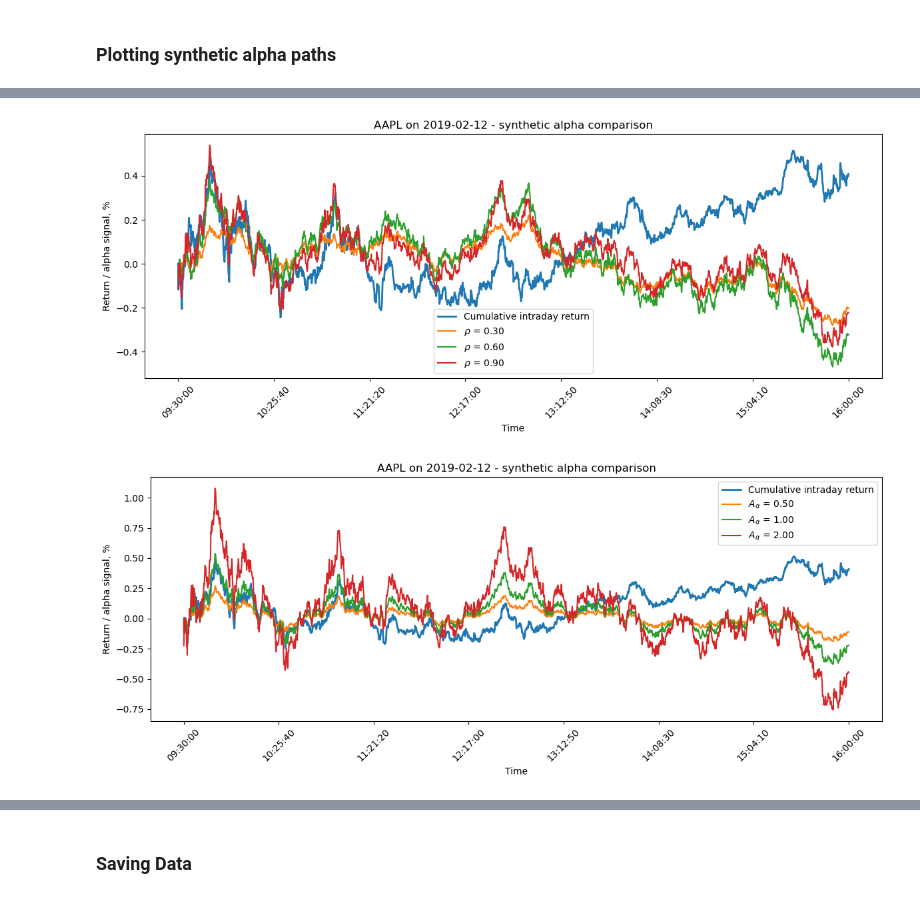
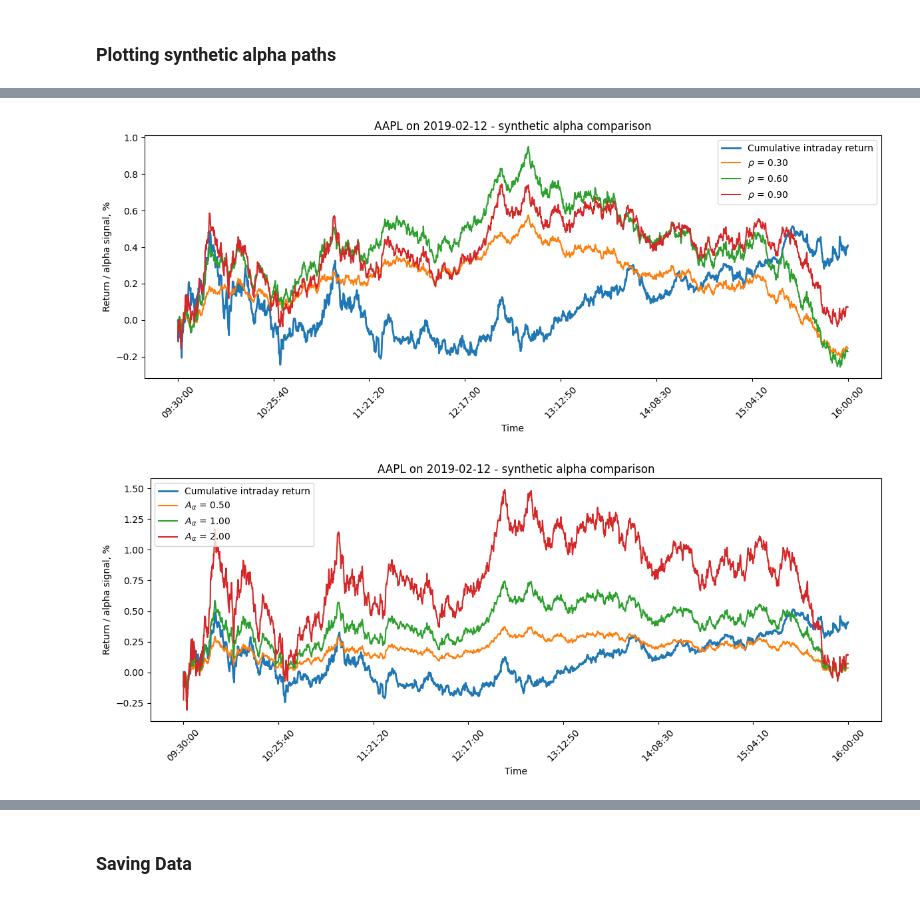
Before and after one commit to raphdlfrg/Quant_Trading_Price_Impact, a Jupyter notebook: 2_4_Synthetic_Alphas.ipynb, the cells around one changed output, grey strips where cells are left out. Cells and saved outputs as stored; diff of their text form; code cells hidden in the pictures.

```diff
--- a/2_4_Synthetic_Alphas.ipynb
+++ b/2_4_Synthetic_Alphas.ipynb
@@ -495,20 +353,18 @@ plot_synthetic_alpha_parameter_comparison(
 # %%
 # Compare target correlation
 plot_synthetic_alpha_parameter_comparison(
     train_px_df=train_px_df,
     test_px_df=test_px_df,
     stock="AAPL",
     date="2019-02-12",
     comparison_type="target_corr",
     values=[0.3, 0.6, 0.9],
-    alpha_half_life_seconds=1800,
     alpha_level=1.0,
     lookahead_bins=1,
-    dt_seconds=10,
     random_seed=1234
 )
 # %% [output]
-[figure, old version]
+[figure, new version]
 # %%
 # Compare alpha level
 
@@ -520,10 +376,8 @@ plot_synthetic_alpha_parameter_comparison(
     comparison_type="alpha_level",
     values=[0.5, 1.0, 2.0],
     target_corr=0.9,
-    alpha_half_life_seconds=1800,
     lookahead_bins=1,
-    dt_seconds=10,
     random_seed=1234
 )
 # %% [output]
-[figure, old version]
+[figure, new version]
```
Also changed, not shown: parts of 10 cells of this notebook, 3 other files.
